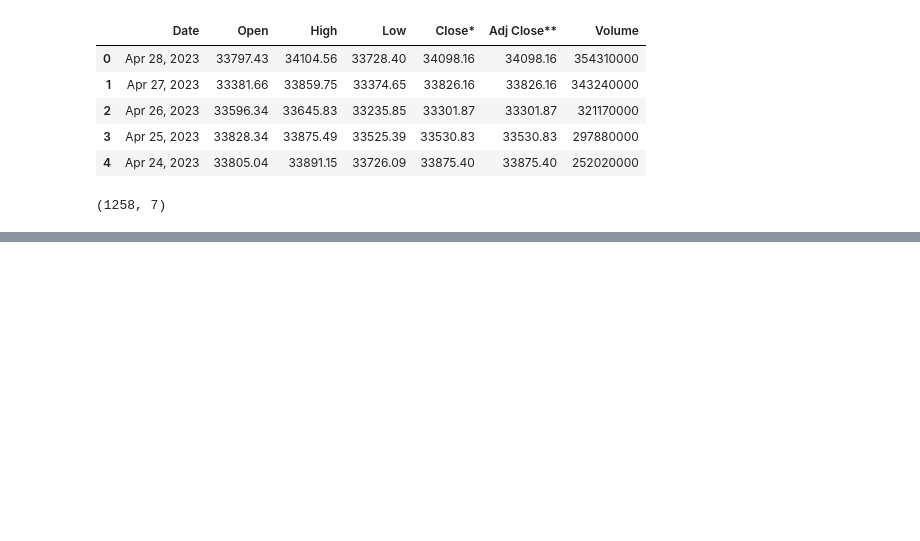
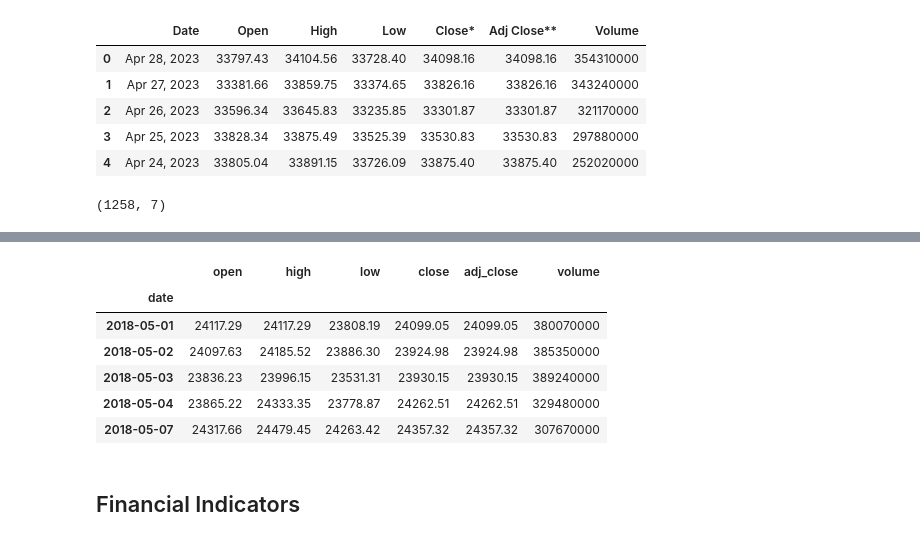
Before and after one commit to Haseeb1511/Developer_hub-internship--part-2, a Jupyter notebook: Financial Time-Series Anomaly Detection/financial_time_series_anomaly_detection.ipynb, the cells around one changed output, grey strips where cells are left out. Drawn from its saved outputs; the diff is of its cells as text; code cells hidden in the pictures; blank space fills up the shorter version.

```diff
--- a/Financial Time-Series Anomaly Detection/financial_time_series_anomaly_detection.ipynb
+++ b/Financial Time-Series Anomaly Detection/financial_time_series_anomaly_detection.ipynb
@@ -40,0 +71,6 @@ data.shape
+# %%
+data.columns = data.columns.str.lower().str.strip()
+# %%
+data.rename(columns={"close*":"close","adj close**":"adj_close"},inplace=True)
+# %%
+data["date"] = pd.to_datetime(data["date"])
@@ -40,0 +90,13 @@ data.shape
+# %%
+data = data.set_index("date")  #  Date as Index
+data.head()
+# %% [output]
+|  | open | high | low | close | adj_close | volume |
+| date |  |  |  |  |  |  |
+| 2018-05-01 | 24117.29 | 24117.29 | 23808.19 | 24099.05 | 24099.05 | 380070000 |
+| 2018-05-02 | 24097.63 | 24185.52 | 23886.30 | 23924.98 | 23924.98 | 385350000 |
+| 2018-05-03 | 23836.23 | 23996.15 | 23531.31 | 23930.15 | 23930.15 | 389240000 |
+| 2018-05-04 | 23865.22 | 24333.35 | 23778.87 | 24262.51 | 24262.51 | 329480000 |
+| 2018-05-07 | 24317.66 | 24479.45 | 24263.42 | 24357.32 | 24357.32 | 307670000 |
+# %% [markdown]
+## Financial Indicators
```
Also changed, not shown: parts of 17 cells of this notebook, 1 other file.
